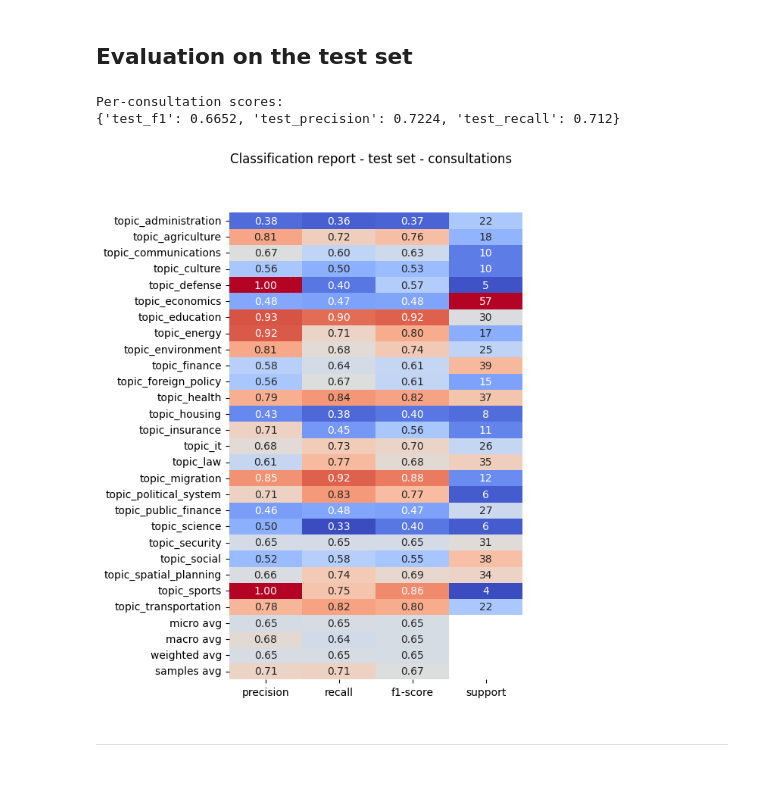
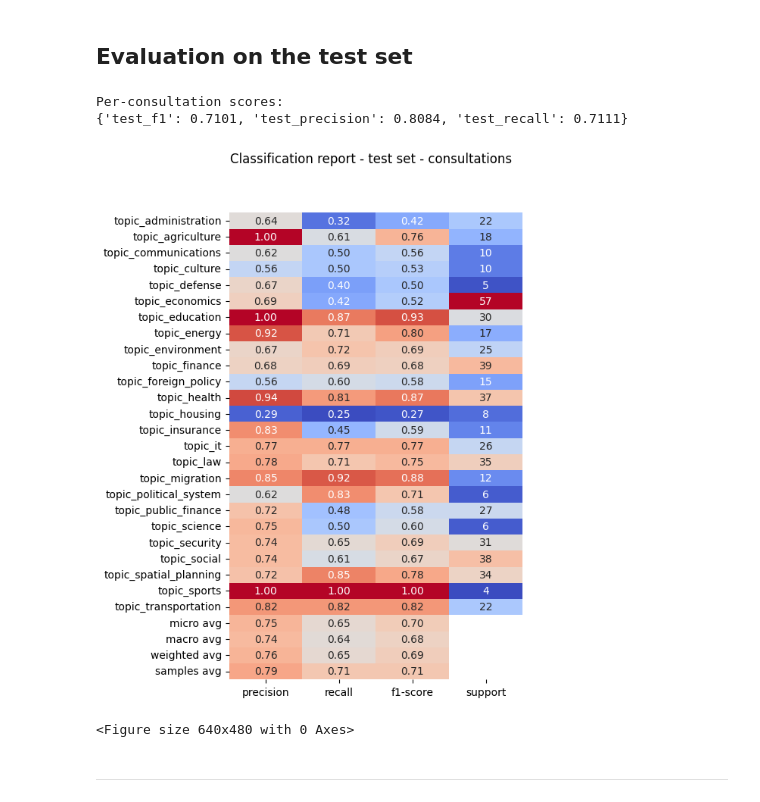
Before and after one commit to Demokratis-ch/demokratis-ml, a Jupyter notebook: research/consultation_topics/VM_document_topic_classifier.ipynb, the cells around one changed output. Drawn from its saved outputs; the diff is of its cells as text; code cells hidden in the pictures.

```diff
--- a/research/consultation_topics/VM_document_topic_classifier.ipynb
+++ b/research/consultation_topics/VM_document_topic_classifier.ipynb
@@ -326,7 +329,7 @@ def create_matrices(df: pd.DataFrame) -> tuple[np.ndarray, pd.DataFrame]:
 def create_classifier(random_state: int) -> Pipeline:
     return make_pipeline(
         StandardScaler(),
-        # PCA(n_components=400, random_state=random_state),
+        PCA(n_components=400, random_state=random_state),
         MultiOutputClassifier(
             LogisticRegression(max_iter=1000),
             # RandomForestClassifier(random_state=random_state)
@@ -532,18 +539,20 @@ print("Per-consultation scores:")
 utils.log_metrics(**scores_consultations)
 # %% [output]
 Per-consultation scores:
-{'test_f1': 0.6652, 'test_precision': 0.7224, 'test_recall': 0.712}
+{'test_f1': 0.7101, 'test_precision': 0.8084, 'test_recall': 0.7111}
 # %%
 fig = plotting.plot_classification_report_heatmap(
     y_test_true_consultations,
     y_test_predicted_consultations,
     target_names=topic_columns,
 )
 fig.suptitle("Classification report - test set - consultations")
 mlflow.log_figure(fig, "test_classification_report_consultations.png")
+plt.tight_layout()
 display(fig)
 # %% [output]
-[figure, old version]
+[figure, new version]
+<Figure size 640x480 with 0 Axes>
 # %% [markdown]
 ***
 # %% [markdown]
```
Also changed, not shown: parts of 11 cells of this notebook.
